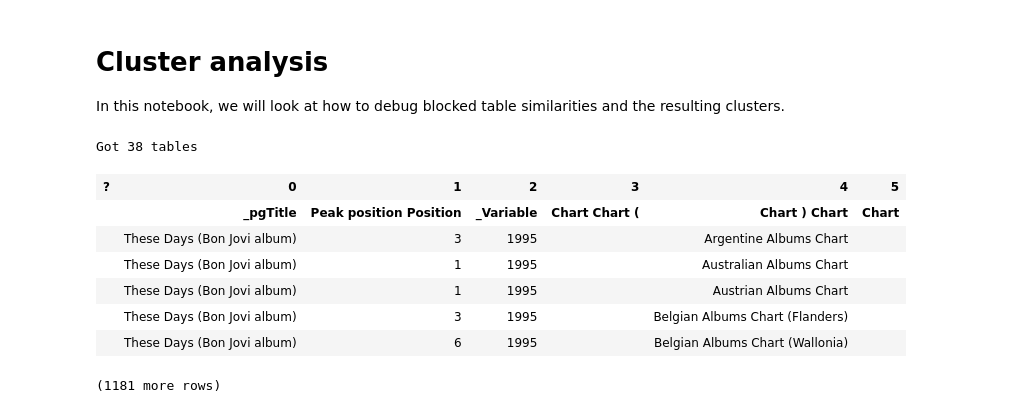
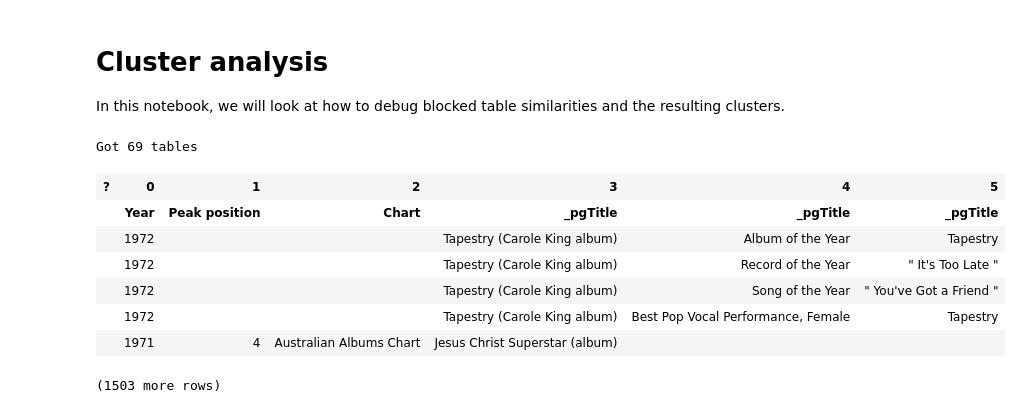
Before and after one commit to karmaresearch/takco, a Jupyter notebook: docs/tutorials/clusters.ipynb, the cells around one changed output. Saved outputs shown, nothing was run; the diff lists cells and outputs as text; code cells hidden in the pictures.

```diff
--- a/docs/tutorials/clusters.ipynb
+++ b/docs/tutorials/clusters.ipynb
@@ -9,25 +9,27 @@ In this notebook, we will look at how to debug blocked table similarities and th
 # %%
 # Assume that we have the "chartedIn" results
 import takco
 
-# tables = takco.HashBag._load('../../output/chartedIn/4-coltypes/*')
-tables = takco.HashBag._load('../../output/chartedIn/5-cluster/*')
+# tables = takco.HashBag._load('../../output/chartedIn/4-coltypes/*.jsonl')
+tables = takco.HashBag._load('../../output/chartedIn/5-cluster/*.jsonl')
+tables = takco.HashBag._load('../../output/chartedIn/5-cluster/*.jsonl')
 
+tables = list(tables)
 print(f"Got {sum(1 for _ in tables)} tables")
 
 # Get biggest table
 table = sorted(tables, key=lambda x: -x.get('numDataRows'))[0]
 takco.preview( table )
 # %% [output]
-Got 38 tables
+Got 69 tables
 | ? | 0 | 1 | 2 | 3 | 4 | 5 |
-|  | _pgTitle | Peak position Position | _Variable | Chart Chart ( | Chart ) Chart | Chart |
-|  | These Days (Bon Jovi album) | 3 | 1995 |  | Argentine Albums Chart |  |
-|  | These Days (Bon Jovi album) | 1 | 1995 |  | Australian Albums Chart |  |
-|  | These Days (Bon Jovi album) | 1 | 1995 |  | Austrian Albums Chart |  |
-|  | These Days (Bon Jovi album) | 3 | 1995 |  | Belgian Albums Chart (Flanders) |  |
-|  | These Days (Bon Jovi album) | 6 | 1995 |  | Belgian Albums Chart (Wallonia) |  |
+|  | Year | Peak position | Chart | _pgTitle | _pgTitle | _pgTitle |
+|  | 1972 |  |  | Tapestry (Carole King album) | Album of the Year | Tapestry |
+|  | 1972 |  |  | Tapestry (Carole King album) | Record of the Year | " It's Too Late " |
+|  | 1972 |  |  | Tapestry (Carole King album) | Song of the Year | " You've Got a Friend " |
+|  | 1972 |  |  | Tapestry (Carole King album) | Best Pop Vocal Performance, Female | Tapestry |
+|  | 1971 | 4 | Australian Albums Chart | Jesus Christ Superstar (album) |  |  |
-(1181 more rows)
+(1503 more rows)
 # %%
 from takco.util import tableobj_to_dataframe
 df = tableobj_to_dataframe(table)
```
Also changed, not shown: parts of 3 cells of this notebook, 18 other files.
